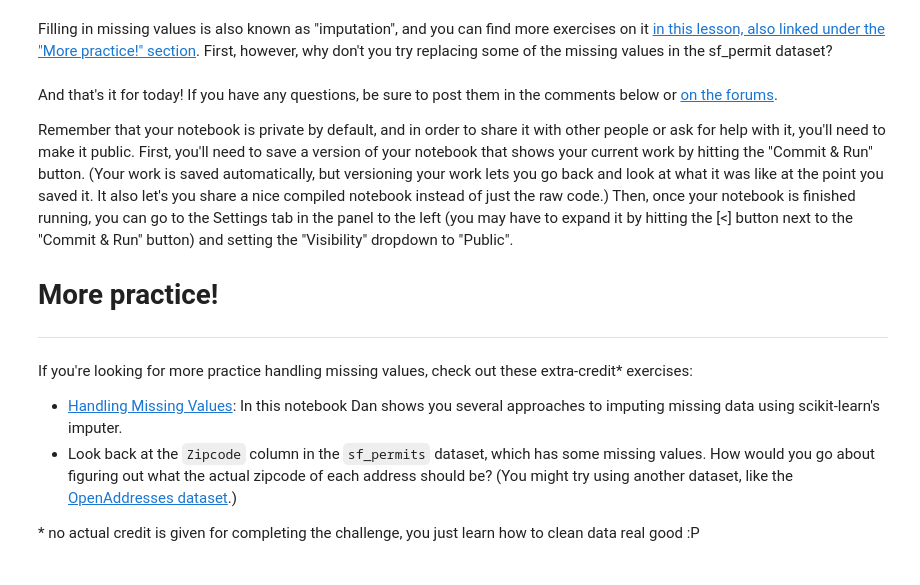
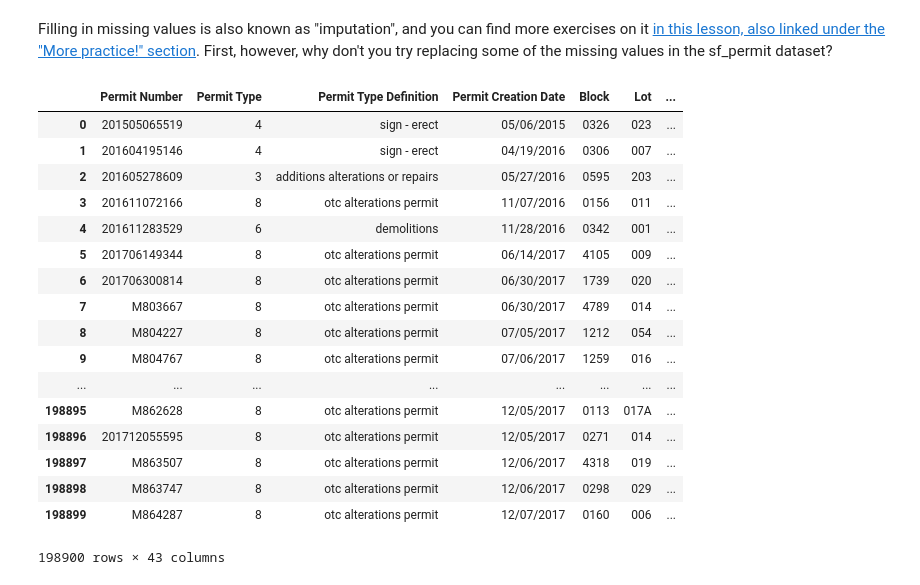
Before and after one commit to lucaseo/TIL, a Jupyter notebook: 8_Kaggle/5-day-data-cleaning-challenge/20180326_day1_handling_missing_values.ipynb, the cells around one changed output. Drawn from its saved outputs; the diff is of its cells as text; code cells hidden in the pictures.

```diff
--- a/8_Kaggle/5-day-data-cleaning-challenge/20180326_day1_handling_missing_values.ipynb
+++ b/8_Kaggle/5-day-data-cleaning-challenge/20180326_day1_handling_missing_values.ipynb
@@ -208,19 +279,25 @@ subset_nfl_data.fillna(method = 'bfill', axis=0).fillna("0")
 # %% [markdown]
 Filling in missing values is also known as "imputation", and you can find more exercises on it [in this lesson, also linked under the "More practice!" section](https://www.kaggle.com/dansbecker/handling-missing-values). First, however, why don't you try replacing some of the missing values in the sf_permit dataset?
 # %%
-# Your turn! Try replacing all the NaN's in the sf_permit data with the one that
-# comes directly after it and then
+# Your turn! Try replacing all the NaN's in the sf_permit data with the one that comes directly after it
+
+sf_permits.fillna(method='bfill', axis=0)
+# %% [output]
+|  | Permit Number | Permit Type | Permit Type Definition | Permit Creation Date | Block | Lot | ... |
+| 0 | 201505065519 | 4 | sign - erect | 05/06/2015 | 0326 | 023 | ... |
+| 1 | 201604195146 | 4 | sign - erect | 04/19/2016 | 0306 | 007 | ... |
+| 2 | 201605278609 | 3 | additions alterations or repairs | 05/27/2016 | 0595 | 203 | ... |
+| 3 | 201611072166 | 8 | otc alterations permit | 11/07/2016 | 0156 | 011 | ... |
+| 4 | 201611283529 | 6 | demolitions | 11/28/2016 | 0342 | 001 | ... |
+| 5 | 201706149344 | 8 | otc alterations permit | 06/14/2017 | 4105 | 009 | ... |
+| 6 | 201706300814 | 8 | otc alterations permit | 06/30/2017 | 1739 | 020 | ... |
+| 7 | M803667 | 8 | otc alterations permit | 06/30/2017 | 4789 | 014 | ... |
+| 8 | M804227 | 8 | otc alterations permit | 07/05/2017 | 1212 | 054 | ... |
+| 9 | M804767 | 8 | otc alterations permit | 07/06/2017 | 1259 | 016 | ... |
+| ... | ... | ... | ... | ... | ... | ... | ... |
+| 198895 | M862628 | 8 | otc alterations permit | 12/05/2017 | 0113 | 017A | ... |
+| 198896 | 201712055595 | 8 | otc alterations permit | 12/05/2017 | 0271 | 014 | ... |
+| 198897 | M863507 | 8 | otc alterations permit | 12/06/2017 | 4318 | 019 | ... |
+| 198898 | M863747 | 8 | otc alterations permit | 12/06/2017 | 0298 | 029 | ... |
+| 198899 | M864287 | 8 | otc alterations permit | 12/07/2017 | 0160 | 006 | ... |
+198900 rows × 43 columns
-# %% [markdown]
-And that's it for today! If you have any questions, be sure to post them in the comments below or [on the forums](https://www.kaggle.com/questions-and-answers).
-
-Remember that your notebook is private by default, and in order to share it with other people or ask for help with it, you'll need to make it public. First, you'll need to save a version of your notebook that shows your current work by hitting the "Commit & Run" button. (Your work is saved automatically, but versioning your work lets you go back and look at what it was like at the point you saved it. It also let's you share a nice compiled notebook instead of just the raw code.) Then, once your notebook is finished running, you can go to the Settings tab in the panel to the left (you may have to expand it by hitting the [<] button next to the "Commit & Run" button) and setting the "Visibility" dropdown to "Public".
-
-# More practice!
-___
-
-If you're looking for more practice handling missing values, check out these extra-credit\* exercises:
-
-* [Handling Missing Values](https://www.kaggle.com/dansbecker/handling-missing-values): In this notebook Dan shows you several approaches to imputing missing data using scikit-learn's imputer.
-* Look back at the `Zipcode` column in the `sf_permits` dataset, which has some missing values. How would you go about figuring out what the actual zipcode of each address should be? (You might try using another dataset, like the [OpenAddresses dataset](https://www.kaggle.com/openaddresses/openaddresses-us-west).)
-
-\* no actual credit is given for completing the challenge, you just learn how to clean data real good :P
```
Also changed, not shown: parts of 13 cells of this notebook, 2 other files.
